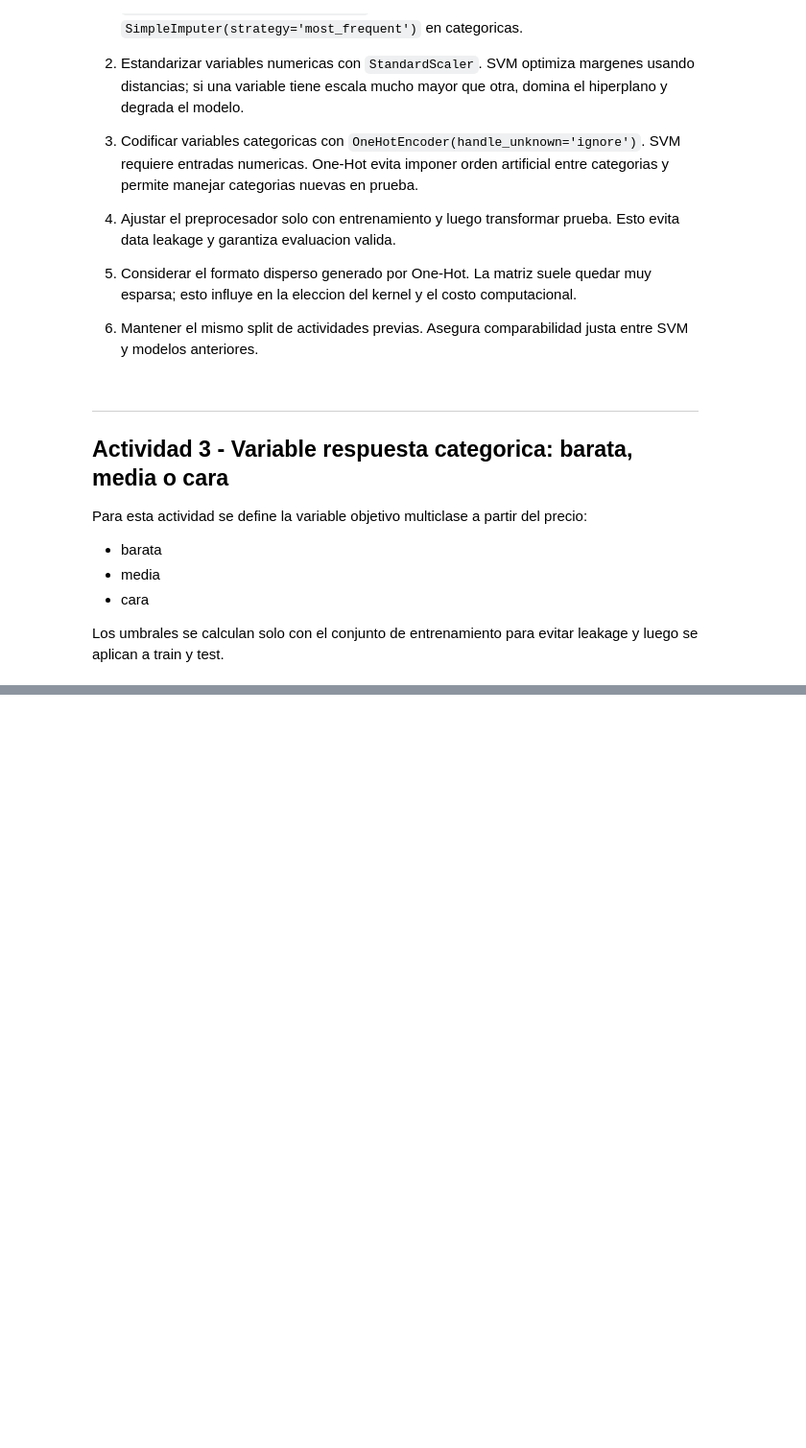
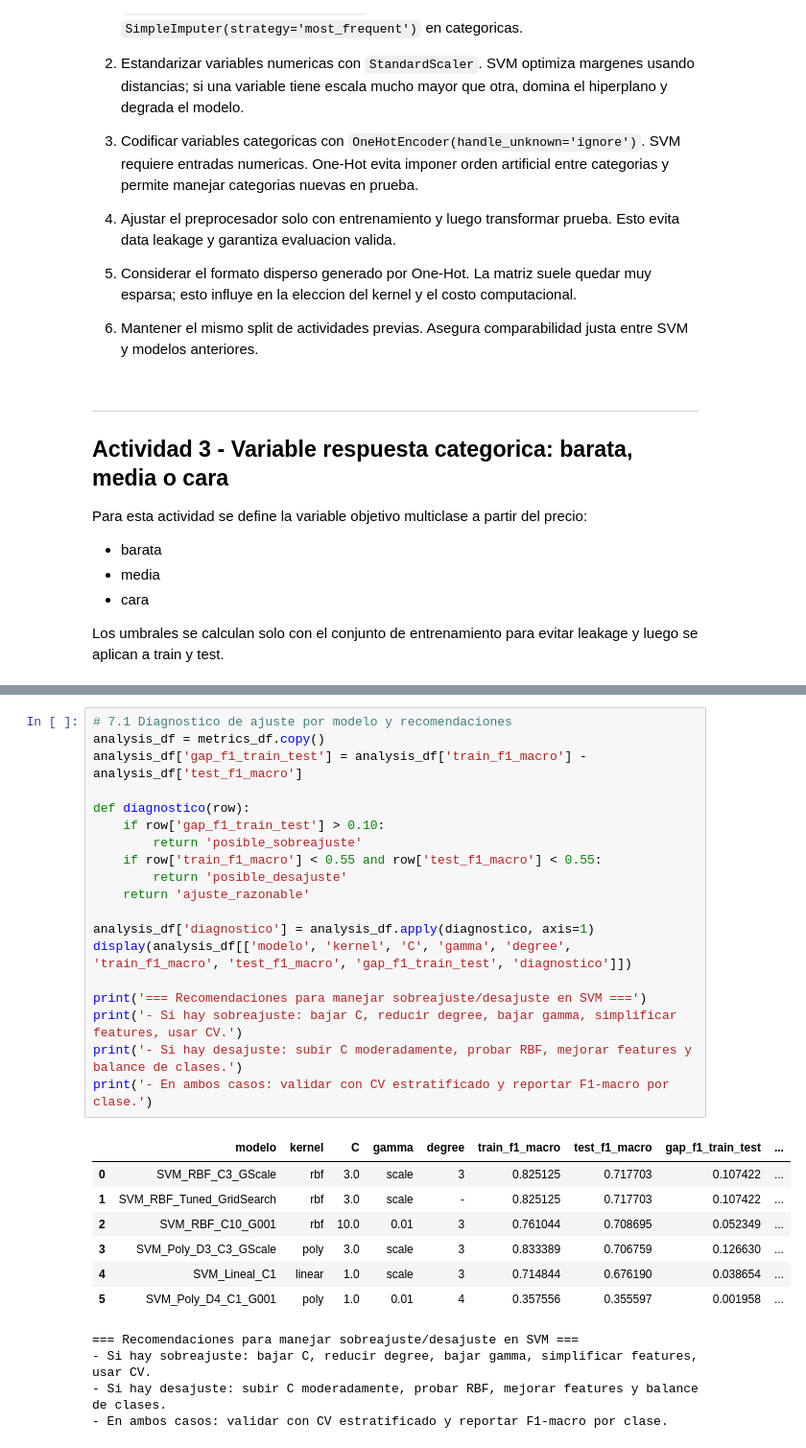
Before and after one commit to diegoanro22/MD-LAB08, a Jupyter notebook: main.ipynb, the cells around one changed output, grey strips where cells are left out. Shown at 96% size. Cells and saved outputs as stored; diff of their text form; blank space fills up the shorter version.

```diff
--- a/main.ipynb
+++ b/main.ipynb
@@ -357,0 +584,31 @@ Etiquetas validas en test : True
+# %%
+# 7.1 Diagnostico de ajuste por modelo y recomendaciones
+analysis_df = metrics_df.copy()
+analysis_df['gap_f1_train_test'] = analysis_df['train_f1_macro'] - analysis_df['test_f1_macro']
+
+def diagnostico(row):
+    if row['gap_f1_train_test'] > 0.10:
+        return 'posible_sobreajuste'
+    if row['train_f1_macro'] < 0.55 and row['test_f1_macro'] < 0.55:
+        return 'posible_desajuste'
+    return 'ajuste_razonable'
+
+analysis_df['diagnostico'] = analysis_df.apply(diagnostico, axis=1)
+display(analysis_df[['modelo', 'kernel', 'C', 'gamma', 'degree', 'train_f1_macro', 'test_f1_macro', 'gap_f1_train_test', 'diagnostico']])
+
+print('=== Recomendaciones para manejar sobreajuste/desajuste en SVM ===')
+print('- Si hay sobreajuste: bajar C, reducir degree, bajar gamma, simplificar features, usar CV.')
+print('- Si hay desajuste: subir C moderadamente, probar RBF, mejorar features y balance de clases.')
+print('- En ambos casos: validar con CV estratificado y reportar F1-macro por clase.')
+# %% [output]
+|  | modelo | kernel | C | gamma | degree | train_f1_macro | test_f1_macro | gap_f1_train_test | ... |
+| 0 | SVM_RBF_C3_GScale | rbf | 3.0 | scale | 3 | 0.825125 | 0.717703 | 0.107422 | ... |
+| 1 | SVM_RBF_Tuned_GridSearch | rbf | 3.0 | scale | - | 0.825125 | 0.717703 | 0.107422 | ... |
+| 2 | SVM_RBF_C10_G001 | rbf | 10.0 | 0.01 | 3 | 0.761044 | 0.708695 | 0.052349 | ... |
+| 3 | SVM_Poly_D3_C3_GScale | poly | 3.0 | scale | 3 | 0.833389 | 0.706759 | 0.126630 | ... |
+| 4 | SVM_Lineal_C1 | linear | 1.0 | scale | 3 | 0.714844 | 0.676190 | 0.038654 | ... |
+| 5 | SVM_Poly_D4_C1_G001 | poly | 1.0 | 0.01 | 4 | 0.357556 | 0.355597 | 0.001958 | ... |
+=== Recomendaciones para manejar sobreajuste/desajuste en SVM ===
+- Si hay sobreajuste: bajar C, reducir degree, bajar gamma, simplificar features, usar CV.
+- Si hay desajuste: subir C moderadamente, probar RBF, mejorar features y balance de clases.
+- En ambos casos: validar con CV estratificado y reportar F1-macro por clase.
```
Also changed, not shown: parts of 15 cells of this notebook.
